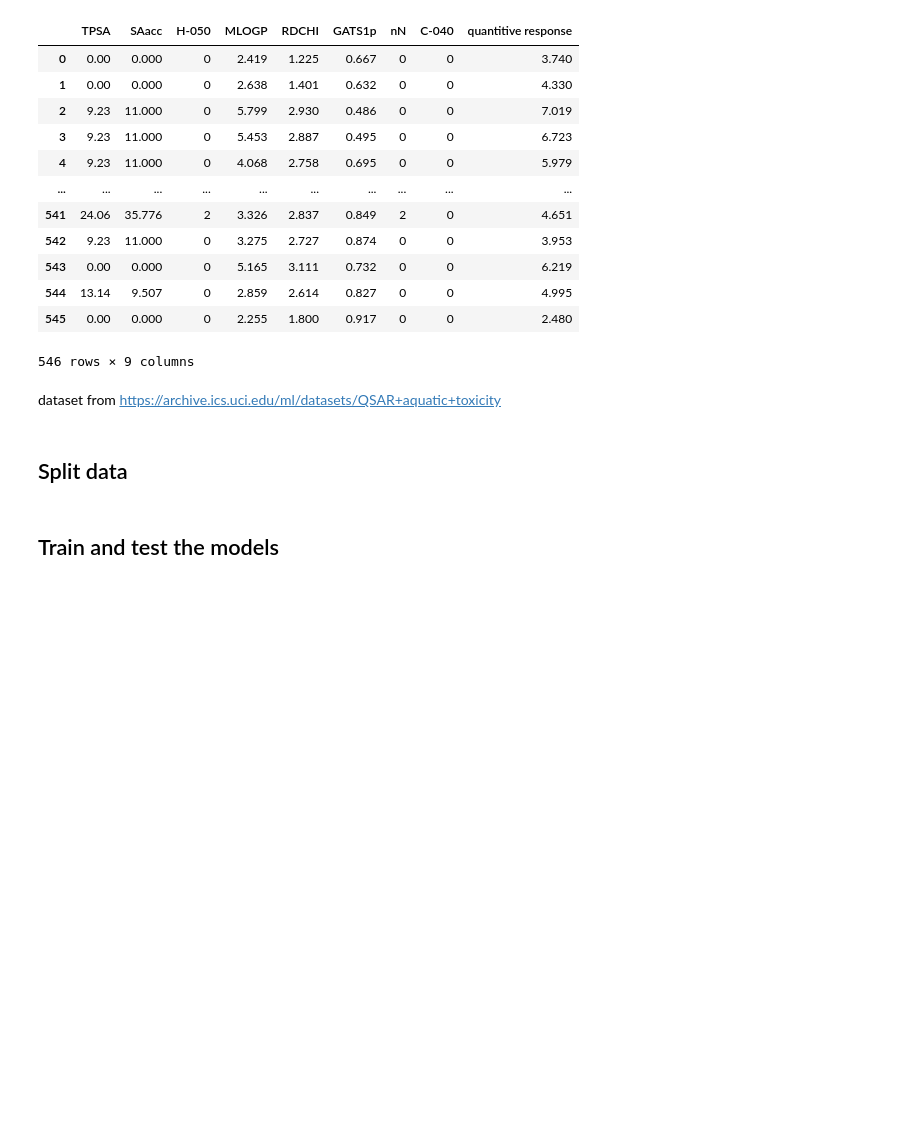
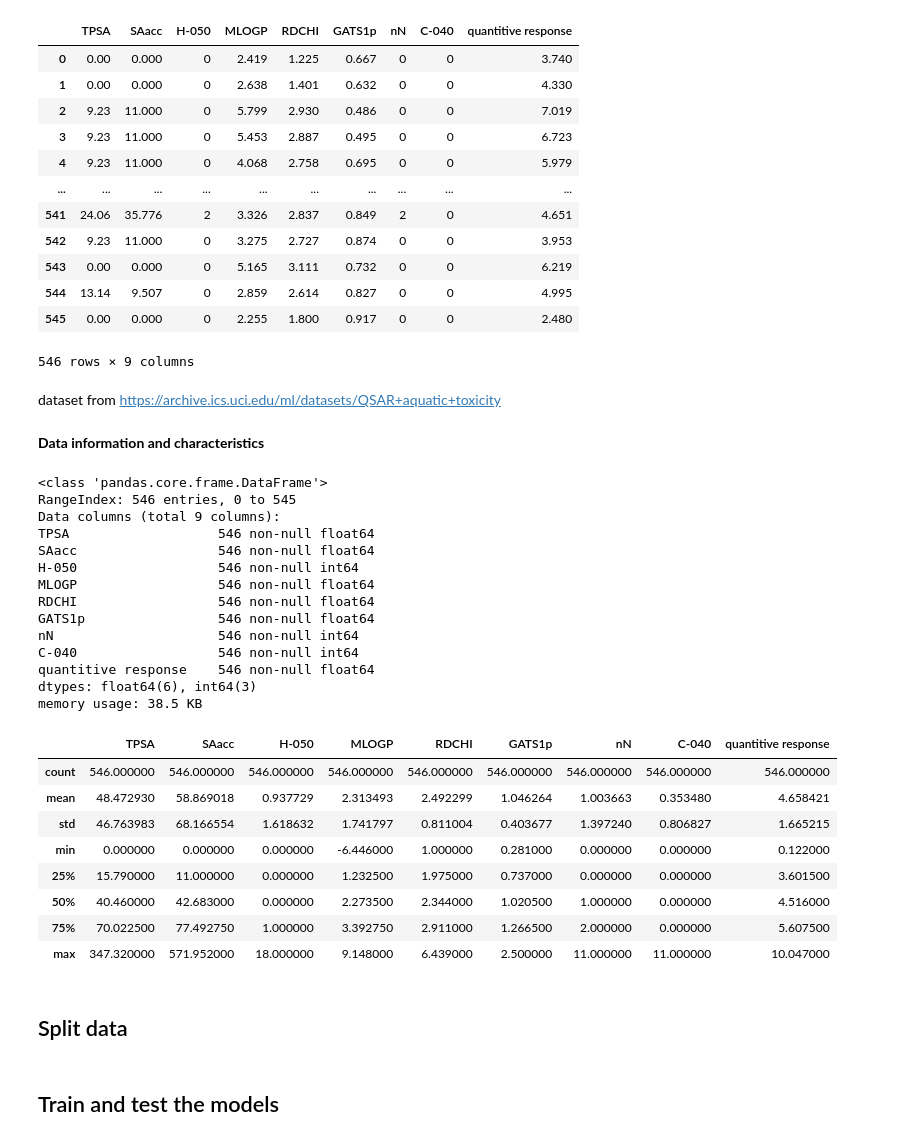
Before and after one commit to chilaact/predict_aquatic_toxity, a Jupyter notebook: predict_aquatic_toxity.ipynb, the cells around one changed output. Saved outputs shown, nothing was run; the diff lists cells and outputs as text; code cells hidden in the pictures; blank space fills up the shorter version.

Commit message:
data_info&char

```diff
--- a/predict_aquatic_toxity.ipynb
+++ b/predict_aquatic_toxity.ipynb
@@ -42,6 +44,35 @@ data
 546 rows × 9 columns
 # %% [markdown]
 dataset from https://archive.ics.uci.edu/ml/datasets/QSAR+aquatic+toxicity
+# %% [markdown]
+**Data information and characteristics**
+# %%
+data.info()
+data.describe()
+# %% [output]
+<class 'pandas.core.frame.DataFrame'>
+RangeIndex: 546 entries, 0 to 545
+Data columns (total 9 columns):
+TPSA                   546 non-null float64
+SAacc                  546 non-null float64
+H-050                  546 non-null int64
+MLOGP                  546 non-null float64
+RDCHI                  546 non-null float64
+GATS1p                 546 non-null float64
+nN                     546 non-null int64
+C-040                  546 non-null int64
+quantitive response    546 non-null float64
+dtypes: float64(6), int64(3)
+memory usage: 38.5 KB
+|  | TPSA | SAacc | H-050 | MLOGP | RDCHI | GATS1p | nN | C-040 | quantitive response |
+| count | 546.000000 | 546.000000 | 546.000000 | 546.000000 | 546.000000 | 546.000000 | 546.000000 | 546.000000 | 546.000000 |
+| mean | 48.472930 | 58.869018 | 0.937729 | 2.313493 | 2.492299 | 1.046264 | 1.003663 | 0.353480 | 4.658421 |
+| std | 46.763983 | 68.166554 | 1.618632 | 1.741797 | 0.811004 | 0.403677 | 1.397240 | 0.806827 | 1.665215 |
+| min | 0.000000 | 0.000000 | 0.000000 | -6.446000 | 1.000000 | 0.281000 | 0.000000 | 0.000000 | 0.122000 |
+| 25% | 15.790000 | 11.000000 | 0.000000 | 1.232500 | 1.975000 | 0.737000 | 0.000000 | 0.000000 | 3.601500 |
+| 50% | 40.460000 | 42.683000 | 0.000000 | 2.273500 | 2.344000 | 1.020500 | 1.000000 | 0.000000 | 4.516000 |
+| 75% | 70.022500 | 77.492750 | 1.000000 | 3.392750 | 2.911000 | 1.266500 | 2.000000 | 0.000000 | 5.607500 |
+| max | 347.320000 | 571.952000 | 18.000000 | 9.148000 | 6.439000 | 2.500000 | 11.000000 | 11.000000 | 10.047000 |
 # %% [markdown]
 ## Split data
 # %%
```
Also changed, not shown: parts of 1 cell of this notebook.
